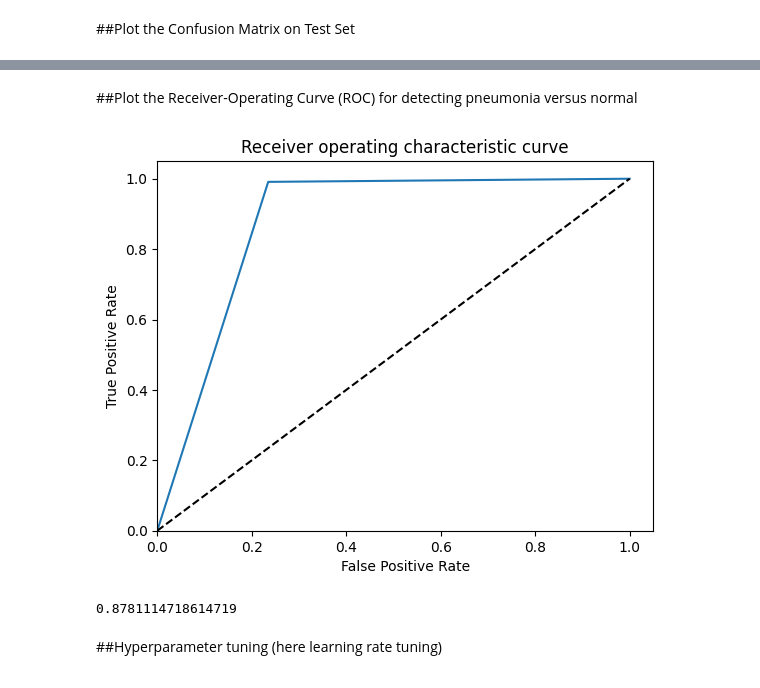
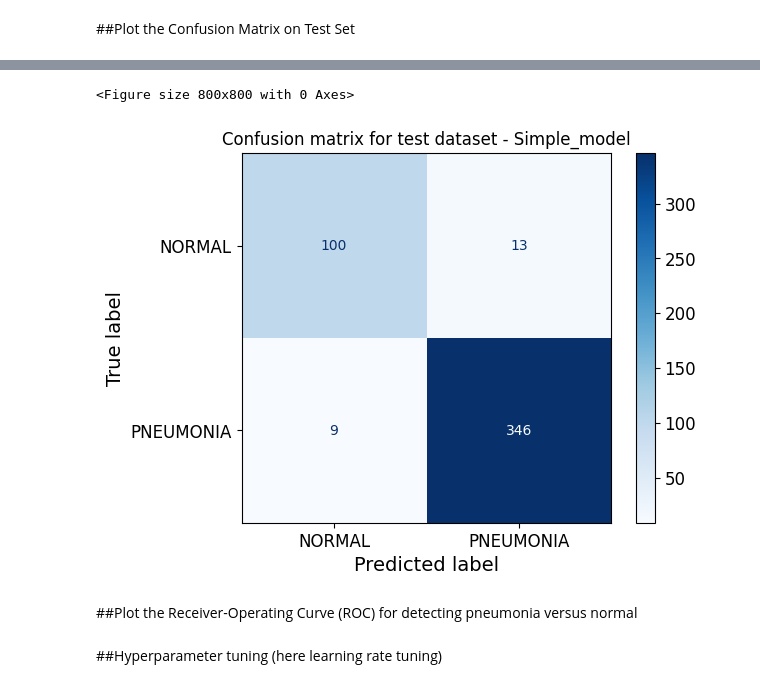
Before and after one commit to bi-horn/CNN_XRay, a Jupyter notebook: CNN_XRay.ipynb, the cells around one changed output, grey strips where cells are left out. Cells and saved outputs as stored; diff of their text form; code cells hidden in the pictures.

```diff
--- a/CNN_XRay.ipynb
+++ b/CNN_XRay.ipynb
@@ -213,0 +266,5 @@ TEST: Accuracy: 0.9444 | Loss: 0.1603 | Recall: 0.9567 | Precision: 0.9189 | F-s
+# %%
+test_accuracy_sp, test_loss_sp, test_true_sp, test_pred_sp = evaluate_model(model_simple, test_loader, test_indices, 'TEST', criterion, data_path, "Simple_model")
+
+plot_confusion_mat(test_true_sp, test_pred_sp, "Simple_model", test_loader, "test", data_path)
+# %% [output]
@@ -214,10 +272,7 @@ TEST: Accuracy: 0.9444 | Loss: 0.1603 | Recall: 0.9567 | Precision: 0.9189 | F-s
+<Figure size 800x800 with 0 Axes>
+[figure, added]
 # %% [markdown]
 ##Plot the Receiver-Operating Curve (ROC) for detecting pneumonia versus normal
-# %%
-generate_roc(test_true, test_pred, data_path, model_name, pos_label = 1)
-# %% [output]
-[figure, removed]
-0.8781114718614719
 # %% [markdown]
 ##Hyperparameter tuning (here learning rate tuning)
 # %%
```
Also changed, not shown: parts of 12 cells of this notebook.
